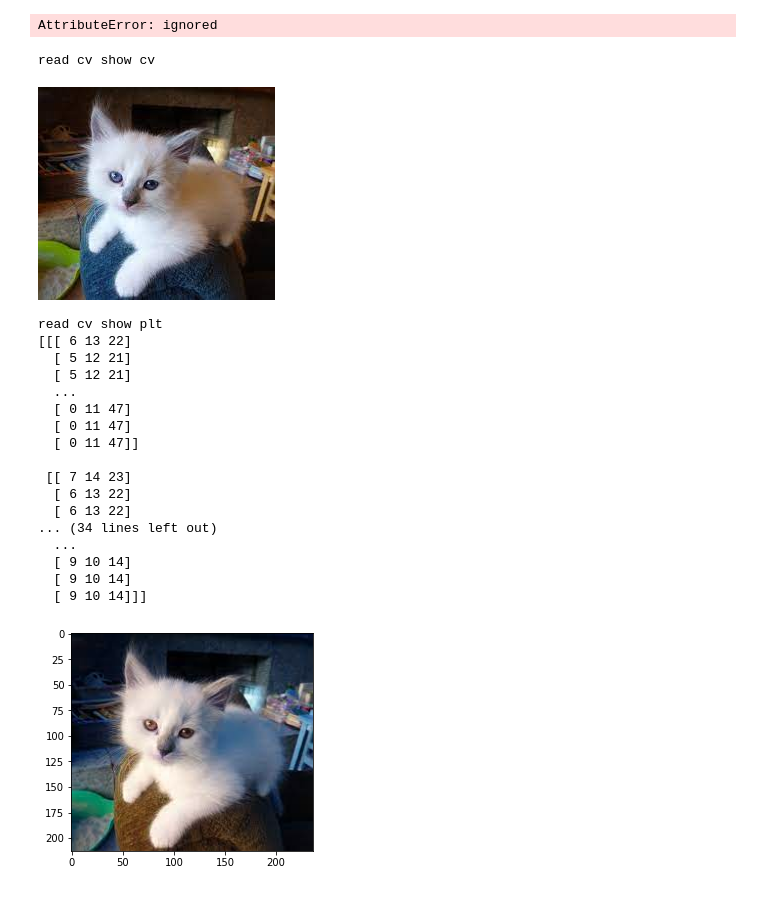
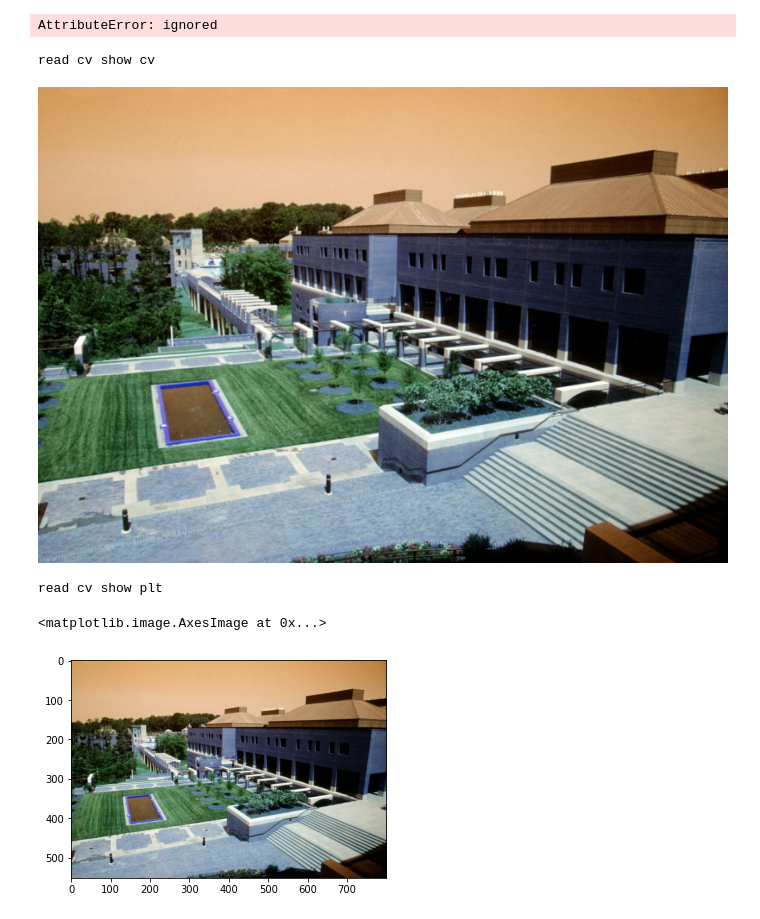
Before and after one commit to mustmentari/PCVK_Genap_2023, a Jupyter notebook: Week2.ipynb, the cells around one changed output. Saved outputs shown, nothing was run; the diff lists cells and outputs as text; code cells hidden in the pictures.

```diff
--- a/Week2.ipynb
+++ b/Week2.ipynb
@@ -97,40 +97,26 @@ AttributeError: ignored
 # %%
 import cv2 as cv
 from google.colab.patches import cv2_imshow
 from skimage import io
 import matplotlib.pyplot as plt
 import numpy as np
-img=cv.imread('/content/drive/MyDrive/PCVK_MM/kitten.jpeg')
-# pe3= cv.cvtColor(pe, cv.COLOR_BGR2RGB)
+#img = io.imread('/content/drive/MyDrive/PCVK_MM/default.jpg')
+img=cv.imread('/content/drive/MyDrive/PCVK_MM/default.jpg')
+img2= cv.cvtColor(img, cv.COLOR_BGR2RGB)
 # print(img)
 print("read cv show cv")
-cv2_imshow(img)
+cv2_imshow(img2)
 print("\n")
 
 print("read cv show plt")
 plt.imshow(img)
 # print(img)
 # %% [output]
 read cv show cv
-[figure, old version]
+[figure, new version]
 read cv show plt
-[[[ 6 13 22]
-  [ 5 12 21]
-  [ 5 12 21]
-  ...
-  [ 0 11 47]
-  [ 0 11 47]
-  [ 0 11 47]]
-
- [[ 7 14 23]
-  [ 6 13 22]
-  [ 6 13 22]
-... (34 lines left out)
-  ...
-  [ 9 10 14]
-  [ 9 10 14]
-  [ 9 10 14]]]
+<matplotlib.image.AxesImage at 0x...>
-[figure, old version]
+[figure, new version]
 # %%
 img=plt.imread('/content/drive/MyDrive/PCVK_MM/kitten.jpeg')
 # pe3= cv.cvtColor(pe, cv.COLOR_BGR2RGB)
```
Also changed, not shown: parts of 2 cells of this notebook.
